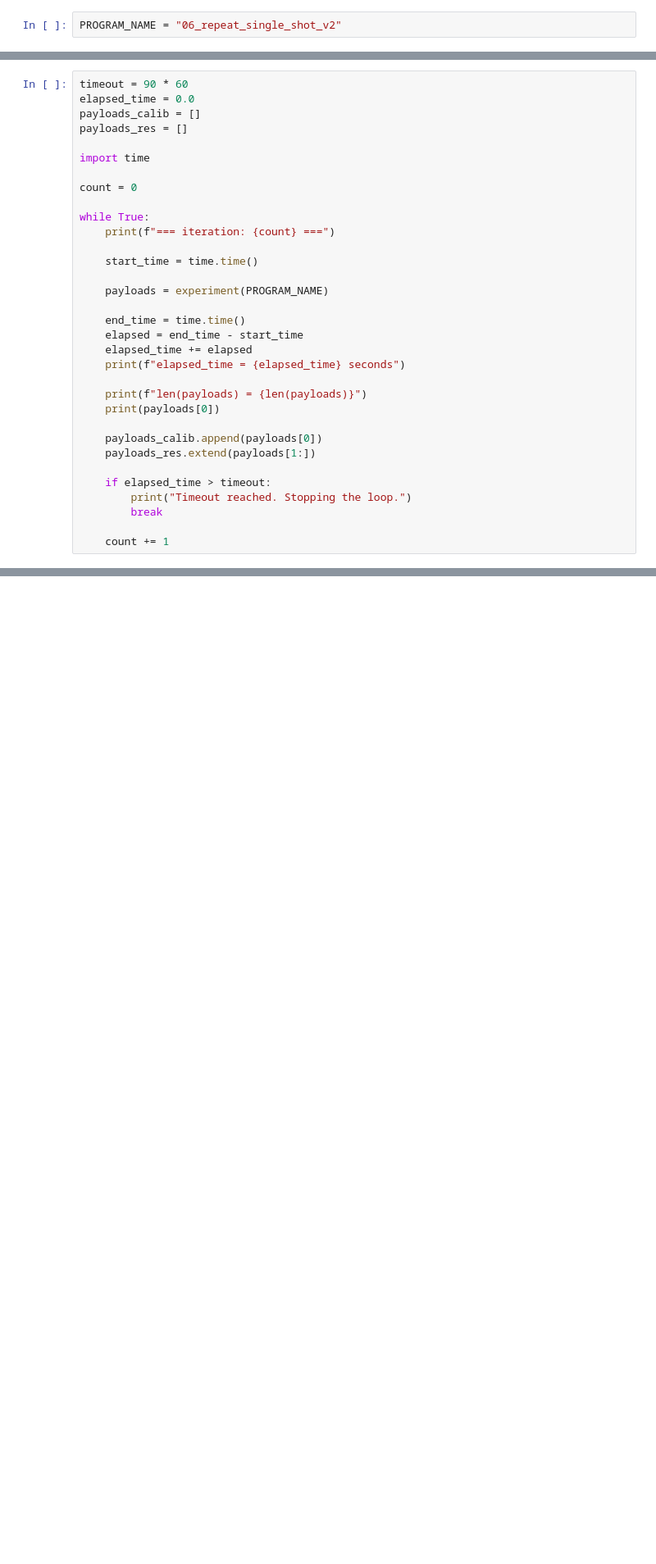
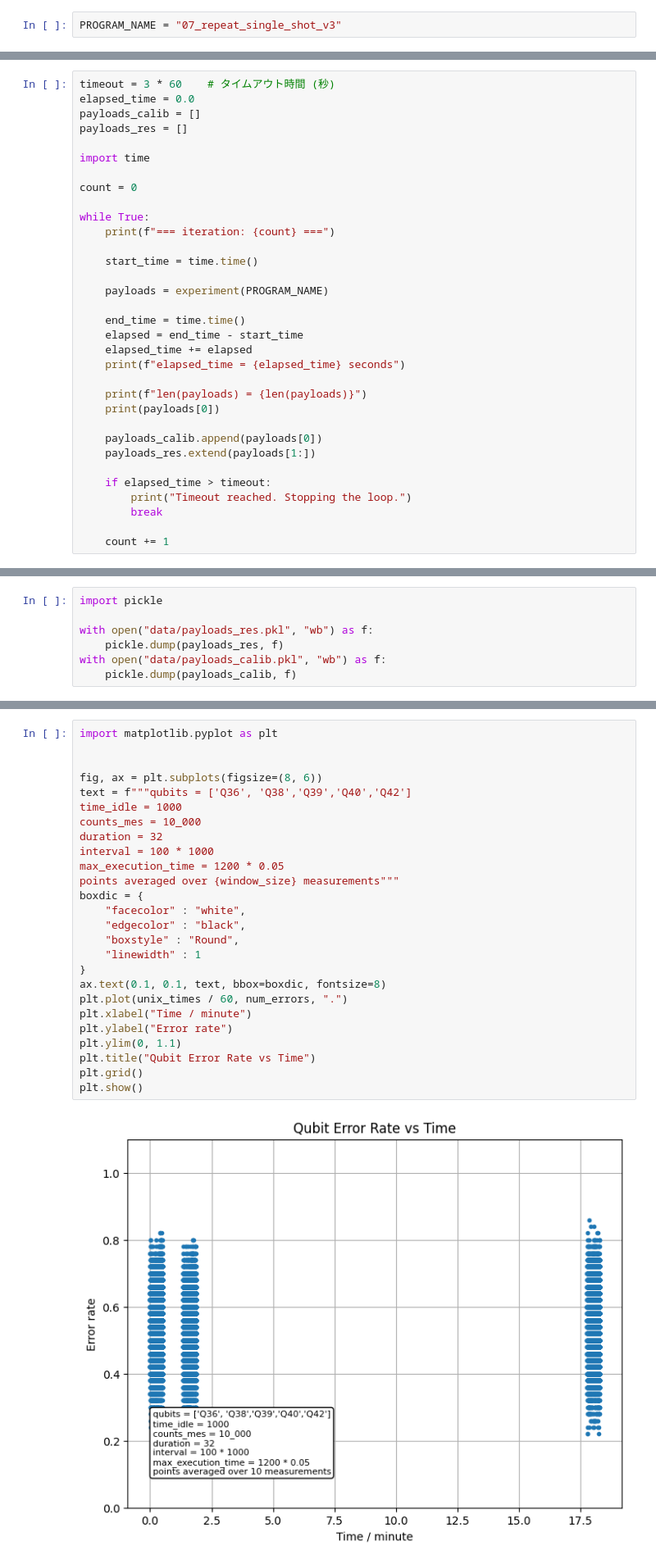
Before and after one commit to orangekame3/oqtopus-sse-pulse, a Jupyter notebook: review/kono/run_sse.ipynb, the cells around one changed output, grey strips where cells are left out. Shown at 82% size. Drawn from its saved outputs; the diff is of its cells as text; blank space fills up the shorter version.

```diff
--- a/review/kono/run_sse.ipynb
+++ b/review/kono/run_sse.ipynb
@@ -4,5 +7,5 @@
 # %%
-PROGRAM_NAME = "06_repeat_single_shot_v2"
+PROGRAM_NAME = "07_repeat_single_shot_v3"
 # %%
 from quri_parts_oqtopus.backend import OqtopusSseBackend
 from oqtopus_sse_pulse.adapter import QuriAdapter, collect_payloads_from_job, collect_session_from_job
@@ -43,7 +46,7 @@ def experiment(program: str) -> list:
 
     return payloads
 # %%
-timeout = 90 * 60
+timeout = 3 * 60    # タイムアウト時間 (秒)
 elapsed_time = 0.0
 payloads_calib = []
 payloads_res = []
@@ -80,0 +81,7 @@ job_id = 069553d4-1ea9-7376-8000-c3fdf2c6c9c6
+# %%
+import pickle
+
+with open("data/payloads_res.pkl", "wb") as f:
+    pickle.dump(payloads_res, f)
+with open("data/payloads_calib.pkl", "wb") as f:
+    pickle.dump(payloads_calib, f)
@@ -80,0 +138,28 @@ job_id = 069553d4-1ea9-7376-8000-c3fdf2c6c9c6
+# %%
+import matplotlib.pyplot as plt
+
+
+fig, ax = plt.subplots(figsize=(8, 6))
+text = f"""qubits = ['Q36', 'Q38','Q39','Q40','Q42']
+time_idle = 1000
+counts_mes = 10_000
+duration = 32
+interval = 100 * 1000
+max_execution_time = 1200 * 0.05
+points averaged over {window_size} measurements"""
+boxdic = {
+    "facecolor" : "white",
+    "edgecolor" : "black",
+    "boxstyle" : "Round",
+    "linewidth" : 1
+}
+ax.text(0.1, 0.1, text, bbox=boxdic, fontsize=8)
+plt.plot(unix_times / 60, num_errors, ".")
+plt.xlabel("Time / minute")
+plt.ylabel("Error rate")
+plt.ylim(0, 1.1)
+plt.title("Qubit Error Rate vs Time")
+plt.grid()
+plt.show()
+# %% [output]
+[figure, added]
```
Also changed, not shown: parts of 4 cells of this notebook, 3 other files.
